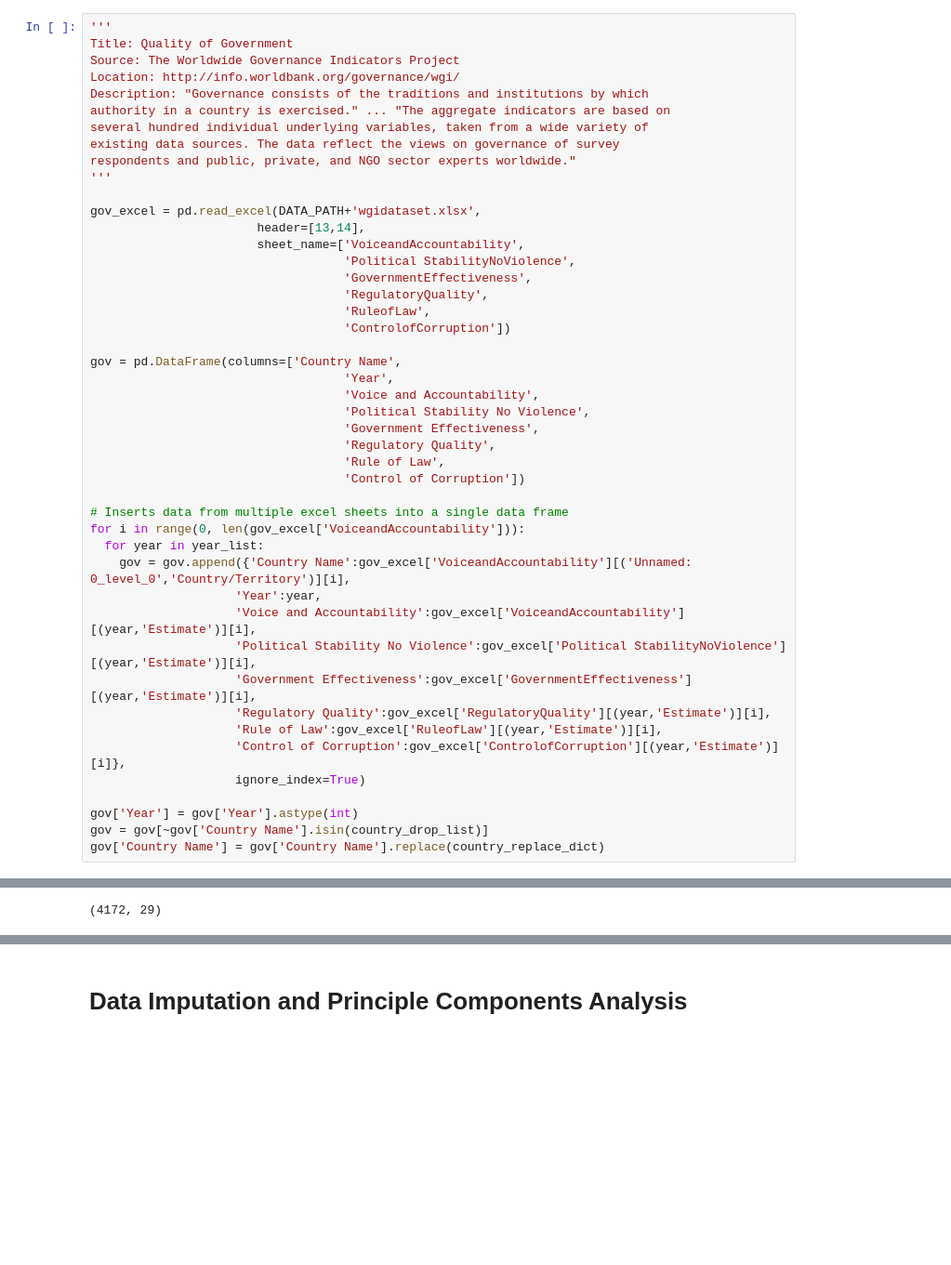
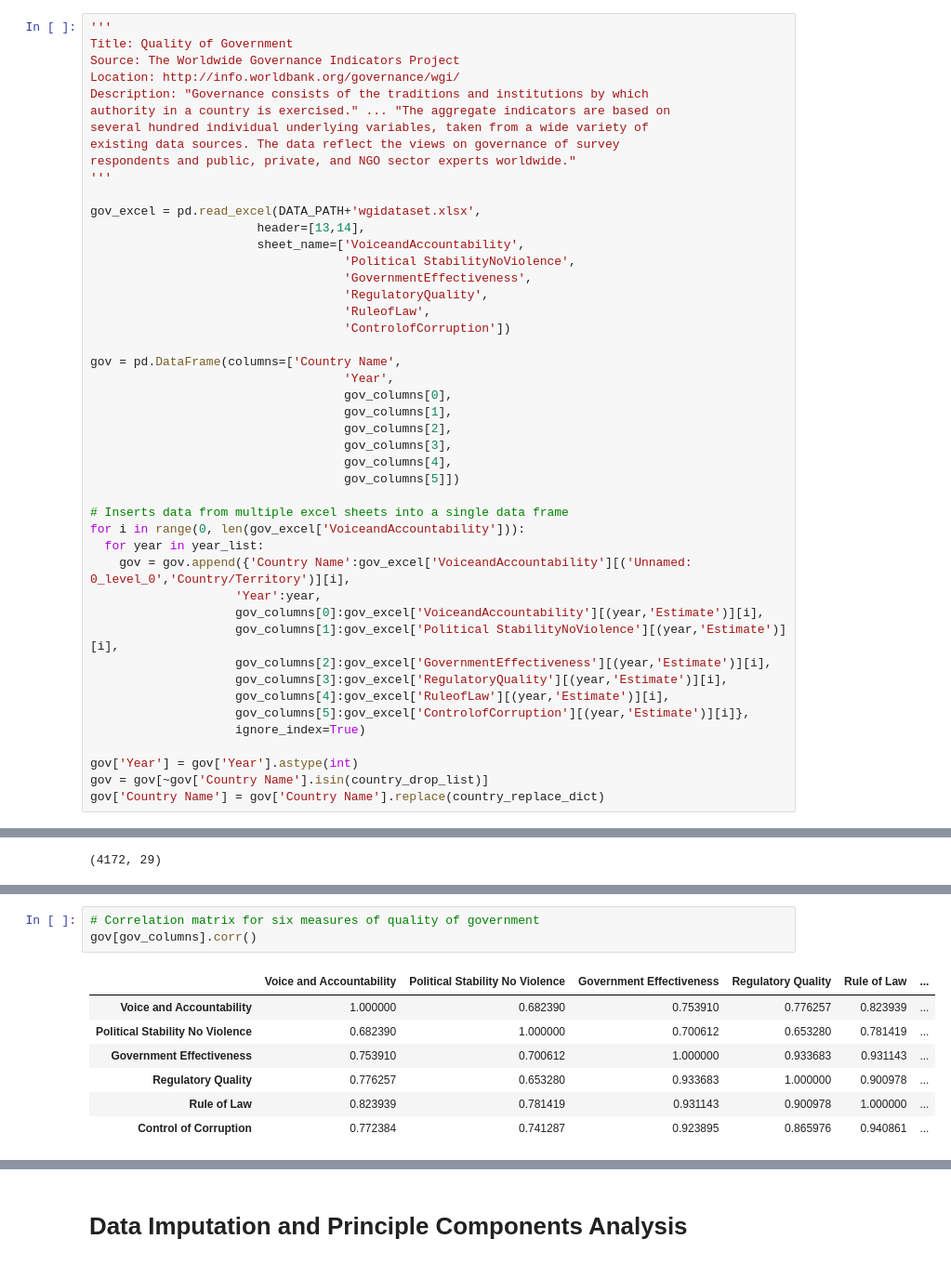
Before and after one commit to ilyanovak/Quality_Of_Government, a Jupyter notebook: quality_of_government.ipynb, the cells around one changed output, grey strips where cells are left out. Shown at 93% size. Cells and saved outputs as stored; diff of their text form; blank space fills up the shorter version.

```diff
--- a/quality_of_government.ipynb
+++ b/quality_of_government.ipynb
@@ -679,24 +679,24 @@ gov_excel = pd.read_excel(DATA_PATH+'wgidataset.xlsx',
 
 gov = pd.DataFrame(columns=['Country Name',
                                    'Year',
-                                   'Voice and Accountability',
-                                   'Political Stability No Violence',
-                                   'Government Effectiveness',
-                                   'Regulatory Quality',
-                                   'Rule of Law',
-                                   'Control of Corruption'])
+                                   gov_columns[0],
+                                   gov_columns[1],
+                                   gov_columns[2],
+                                   gov_columns[3],
+                                   gov_columns[4],
+                                   gov_columns[5]])
 
 # Inserts data from multiple excel sheets into a single data frame
 for i in range(0, len(gov_excel['VoiceandAccountability'])):
   for year in year_list:
     gov = gov.append({'Country Name':gov_excel['VoiceandAccountability'][('Unnamed: 0_level_0','Country/Territory')][i],
                     'Year':year,
-                    'Voice and Accountability':gov_excel['VoiceandAccountability'][(year,'Estimate')][i],
-                    'Political Stability No Violence':gov_excel['Political StabilityNoViolence'][(year,'Estimate')][i],
-                    'Government Effectiveness':gov_excel['GovernmentEffectiveness'][(year,'Estimate')][i],
-                    'Regulatory Quality':gov_excel['RegulatoryQuality'][(year,'Estimate')][i],
-                    'Rule of Law':gov_excel['RuleofLaw'][(year,'Estimate')][i],
-                    'Control of Corruption':gov_excel['ControlofCorruption'][(year,'Estimate')][i]},
+                    gov_columns[0]:gov_excel['VoiceandAccountability'][(year,'Estimate')][i],
+                    gov_columns[1]:gov_excel['Political StabilityNoViolence'][(year,'Estimate')][i],
+                    gov_columns[2]:gov_excel['GovernmentEffectiveness'][(year,'Estimate')][i],
+                    gov_columns[3]:gov_excel['RegulatoryQuality'][(year,'Estimate')][i],
+                    gov_columns[4]:gov_excel['RuleofLaw'][(year,'Estimate')][i],
+                    gov_columns[5]:gov_excel['ControlofCorruption'][(year,'Estimate')][i]},
                     ignore_index=True)
 
 gov['Year'] = gov['Year'].astype(int)
@@ -739,0 +742,11 @@ df_merged.shape
+# %%
+# Correlation matrix for six measures of quality of government
+gov[gov_columns].corr()
+# %% [output]
+|  | Voice and Accountability | Political Stability No Violence | Government Effectiveness | Regulatory Quality | Rule of Law | ... |
+| Voice and Accountability | 1.000000 | 0.682390 | 0.753910 | 0.776257 | 0.823939 | ... |
+| Political Stability No Violence | 0.682390 | 1.000000 | 0.700612 | 0.653280 | 0.781419 | ... |
+| Government Effectiveness | 0.753910 | 0.700612 | 1.000000 | 0.933683 | 0.931143 | ... |
+| Regulatory Quality | 0.776257 | 0.653280 | 0.933683 | 1.000000 | 0.900978 | ... |
+| Rule of Law | 0.823939 | 0.781419 | 0.931143 | 0.900978 | 1.000000 | ... |
+| Control of Corruption | 0.772384 | 0.741287 | 0.923895 | 0.865976 | 0.940861 | ... |
```
Also changed, not shown: parts of 5 cells of this notebook.
